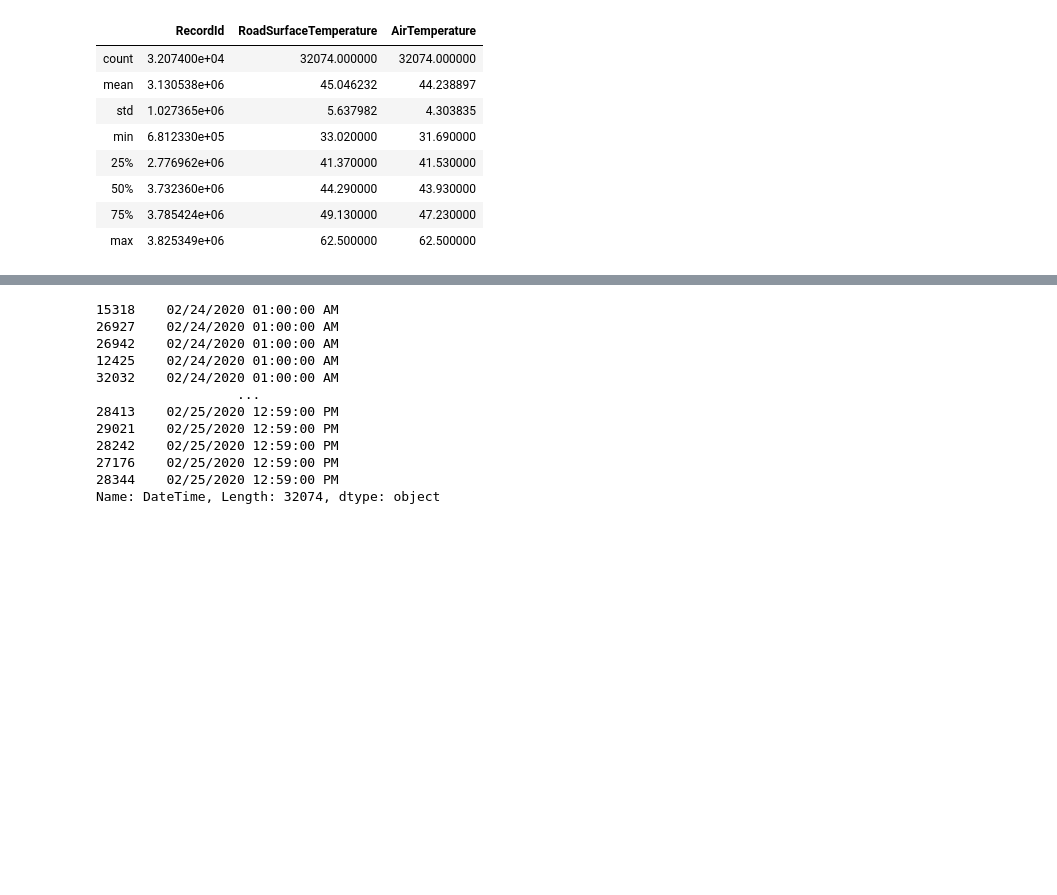
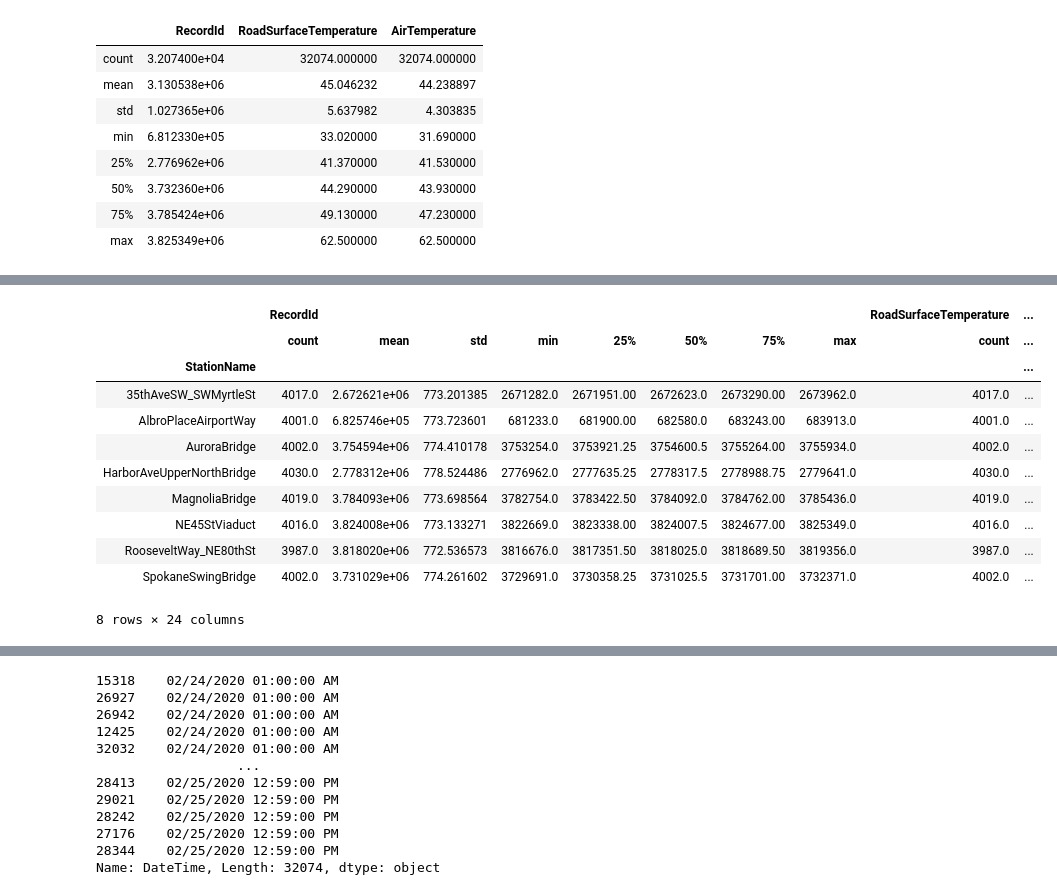
Before and after one commit to nkitts96/projects, a Jupyter notebook: pandas lecture.ipynb, the cells around one changed output, grey strips where cells are left out. Cells and saved outputs as stored; diff of their text form; code cells hidden in the pictures; blank space fills up the shorter version.

```diff
--- a/pandas lecture.ipynb
+++ b/pandas lecture.ipynb
@@ -58,5 +62,9 @@ data.describe()
 #allows for grouping data by categories within whole data set
 #function at end denotes unit operation
 #operation examples above
-data.groupby(by='StationName').mean()
+#you can pass a column name like .AirTemperature at the end to get only stats for that column
+descrm=data.groupby(by='StationName').mean() #gives mean of all columns
+descr=data.groupby(by='StationName').describe() # gives descriptive stats for all columns
+descrair=descr['AirTemperature'] #isolates descriptive starics for the Air Temperature column
+descr['AirTemperature']['mean'] # isolates the mean data of AirTemperature
 # %% [output]
@@ -72,0 +94,15 @@ data.groupby(by='StationName').mean()
+# %%
+descr
+# %% [output]
+|  | RecordId |  |  |  |  |  |  |  | RoadSurfaceTemperature | ... |
+|  | count | mean | std | min | 25% | 50% | 75% | max | count | ... |
+| StationName |  |  |  |  |  |  |  |  |  | ... |
+| 35thAveSW_SWMyrtleSt | 4017.0 | 2.672621e+06 | 773.201385 | 2671282.0 | 2671951.00 | 2672623.0 | 2673290.00 | 2673962.0 | 4017.0 | ... |
+| AlbroPlaceAirportWay | 4001.0 | 6.825746e+05 | 773.723601 | 681233.0 | 681900.00 | 682580.0 | 683243.00 | 683913.0 | 4001.0 | ... |
+| AuroraBridge | 4002.0 | 3.754594e+06 | 774.410178 | 3753254.0 | 3753921.25 | 3754600.5 | 3755264.00 | 3755934.0 | 4002.0 | ... |
+| HarborAveUpperNorthBridge | 4030.0 | 2.778312e+06 | 778.524486 | 2776962.0 | 2777635.25 | 2778317.5 | 2778988.75 | 2779641.0 | 4030.0 | ... |
+| MagnoliaBridge | 4019.0 | 3.784093e+06 | 773.698564 | 3782754.0 | 3783422.50 | 3784092.0 | 3784762.00 | 3785436.0 | 4019.0 | ... |
+| NE45StViaduct | 4016.0 | 3.824008e+06 | 773.133271 | 3822669.0 | 3823338.00 | 3824007.5 | 3824677.00 | 3825349.0 | 4016.0 | ... |
+| RooseveltWay_NE80thSt | 3987.0 | 3.818020e+06 | 772.536573 | 3816676.0 | 3817351.50 | 3818025.0 | 3818689.50 | 3819356.0 | 3987.0 | ... |
+| SpokaneSwingBridge | 4002.0 | 3.731029e+06 | 774.261602 | 3729691.0 | 3730358.25 | 3731025.5 | 3731701.00 | 3732371.0 | 4002.0 | ... |
+8 rows × 24 columns
```
Also changed, not shown: parts of 13 cells of this notebook, 1 other file.
